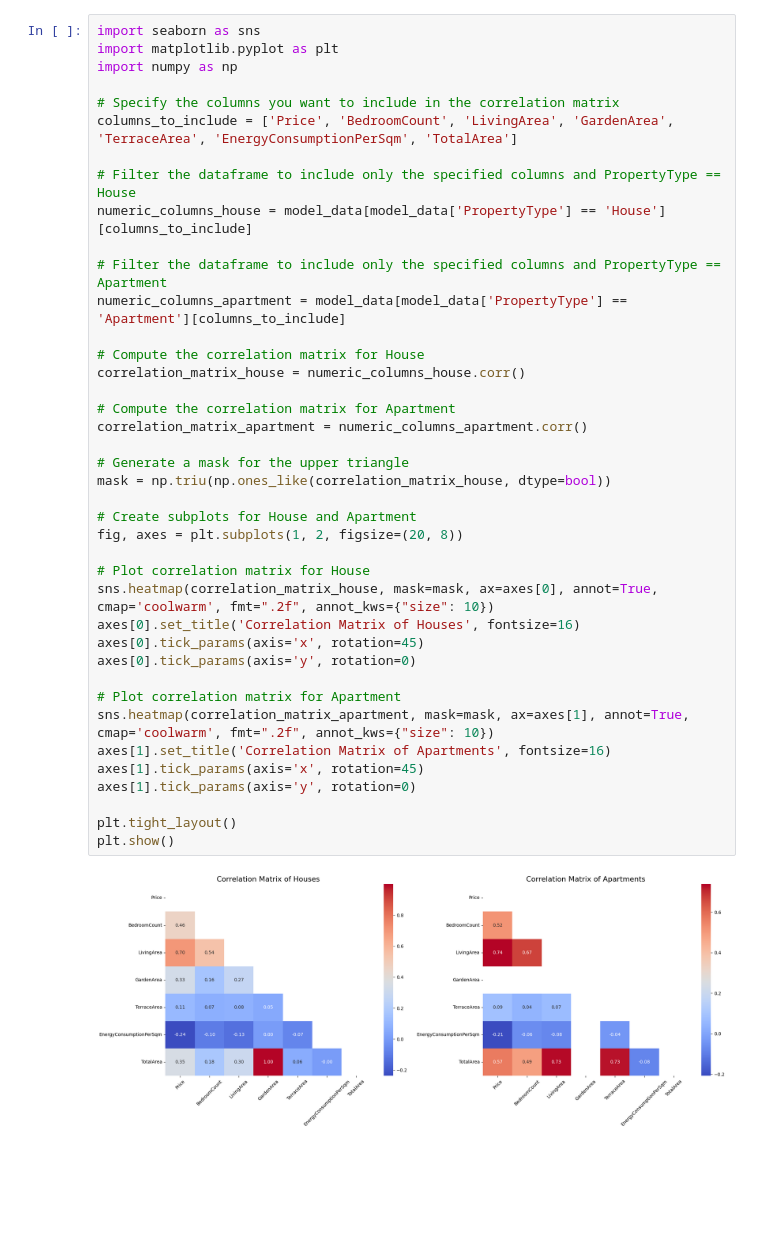
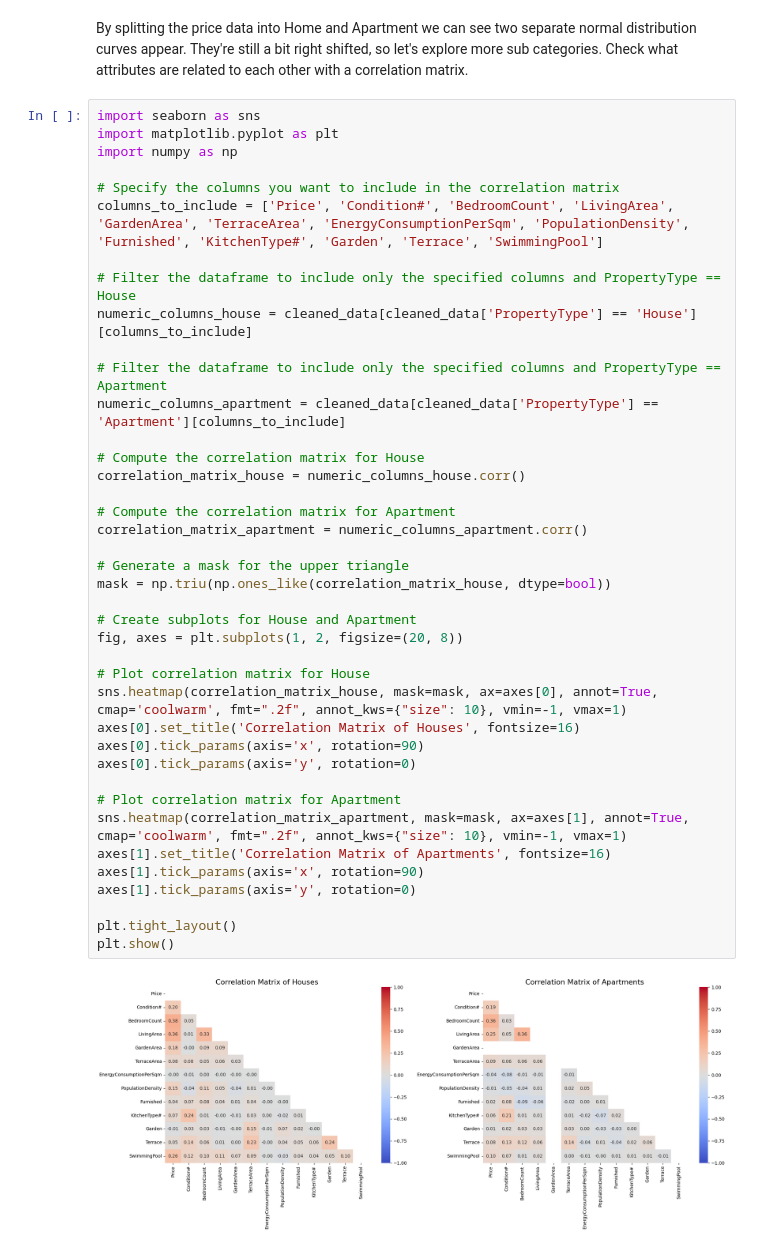
Before and after one commit to gnadela/immoeliza-analysis, a Jupyter notebook: analysis/Bears_Notebook.ipynb, the cells around one changed output. Saved outputs shown, nothing was run; the diff lists cells and outputs as text; blank space fills up the shorter version.

```diff
--- a/analysis/Bears_Notebook.ipynb
+++ b/analysis/Bears_Notebook.ipynb
@@ -51,42 +247,44 @@ model_apartment_data = model_data[model_data['PropertyType'] == 'Apartment']
+# %% [markdown]
+By splitting the price data into Home and Apartment we can see two separate normal distribution curves appear. They're still a bit right shifted, so let's explore more sub categories. Check what attributes are related to each other with a correlation matrix.
 # %%
 import seaborn as sns
 import matplotlib.pyplot as plt
 import numpy as np
 
 # Specify the columns you want to include in the correlation matrix
-columns_to_include = ['Price', 'BedroomCount', 'LivingArea', 'GardenArea', 'TerraceArea', 'EnergyConsumptionPerSqm', 'TotalArea']
+columns_to_include = ['Price', 'Condition#', 'BedroomCount', 'LivingArea', 'GardenArea', 'TerraceArea', 'EnergyConsumptionPerSqm', 'PopulationDensity', 'Furnished', 'KitchenType#', 'Garden', 'Terrace', 'SwimmingPool']
 
 # Filter the dataframe to include only the specified columns and PropertyType == House
-numeric_columns_house = model_data[model_data['PropertyType'] == 'House'][columns_to_include]
+numeric_columns_house = cleaned_data[cleaned_data['PropertyType'] == 'House'][columns_to_include]
 
 # Filter the dataframe to include only the specified columns and PropertyType == Apartment
-numeric_columns_apartment = model_data[model_data['PropertyType'] == 'Apartment'][columns_to_include]
+numeric_columns_apartment = cleaned_data[cleaned_data['PropertyType'] == 'Apartment'][columns_to_include]
 
 # Compute the correlation matrix for House
 correlation_matrix_house = numeric_columns_house.corr()
 
 # Compute the correlation matrix for Apartment
 correlation_matrix_apartment = numeric_columns_apartment.corr()
 
 # Generate a mask for the upper triangle
 mask = np.triu(np.ones_like(correlation_matrix_house, dtype=bool))
 
 # Create subplots for House and Apartment
 fig, axes = plt.subplots(1, 2, figsize=(20, 8))
 
 # Plot correlation matrix for House
-sns.heatmap(correlation_matrix_house, mask=mask, ax=axes[0], annot=True, cmap='coolwarm', fmt=".2f", annot_kws={"size": 10})
+sns.heatmap(correlation_matrix_house, mask=mask, ax=axes[0], annot=True, cmap='coolwarm', fmt=".2f", annot_kws={"size": 10}, vmin=-1, vmax=1)
 axes[0].set_title('Correlation Matrix of Houses', fontsize=16)
-axes[0].tick_params(axis='x', rotation=45)
+axes[0].tick_params(axis='x', rotation=90)
 axes[0].tick_params(axis='y', rotation=0)
 
 # Plot correlation matrix for Apartment
-sns.heatmap(correlation_matrix_apartment, mask=mask, ax=axes[1], annot=True, cmap='coolwarm', fmt=".2f", annot_kws={"size": 10})
+sns.heatmap(correlation_matrix_apartment, mask=mask, ax=axes[1], annot=True, cmap='coolwarm', fmt=".2f", annot_kws={"size": 10}, vmin=-1, vmax=1)
 axes[1].set_title('Correlation Matrix of Apartments', fontsize=16)
-axes[1].tick_params(axis='x', rotation=45)
+axes[1].tick_params(axis='x', rotation=90)
 axes[1].tick_params(axis='y', rotation=0)
 
 plt.tight_layout()
 plt.show()
 # %% [output]
-[figure, old version]
+[figure, new version]
```
Also changed, not shown: parts of 32 cells of this notebook, 1 other file.
